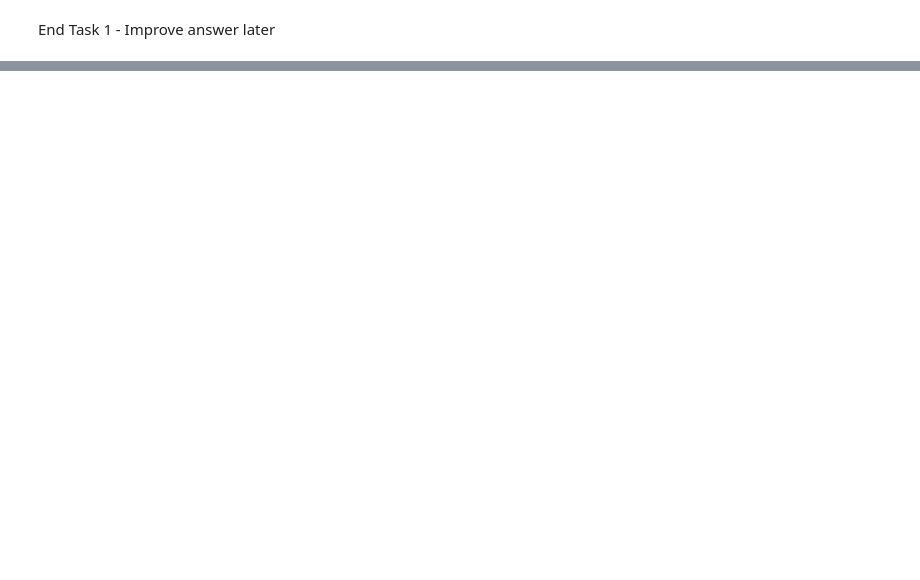
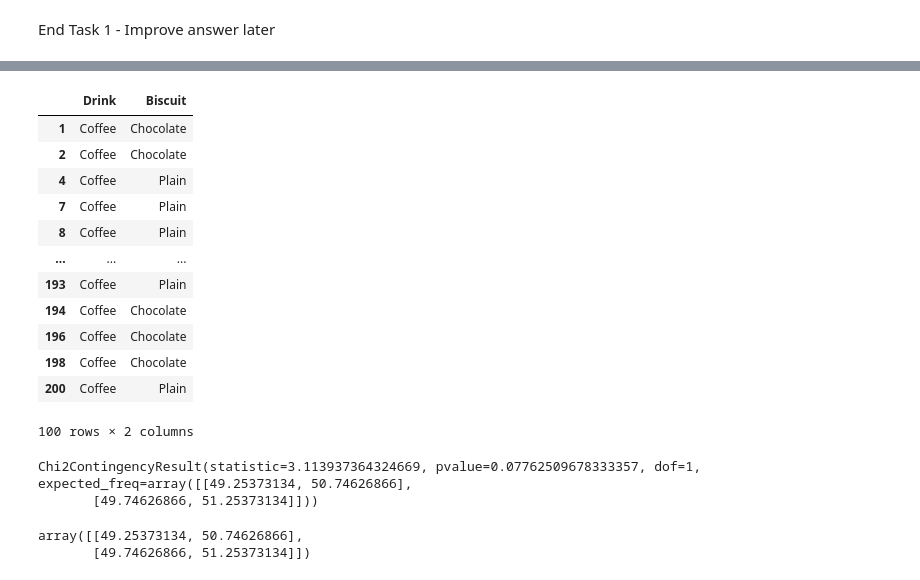
Before and after one commit to RochejamieGMIT/MachineLearning, a Jupyter notebook: tasks.ipynb, the cells around one changed output, grey strips where cells are left out. Saved outputs shown, nothing was run; the diff lists cells and outputs as text; code cells hidden in the pictures; blank space fills up the shorter version.

```diff
--- a/tasks.ipynb
+++ b/tasks.ipynb
@@ -52,0 +82,24 @@ End Task 1 - Improve answer later
+# %%
+# people who like Coffee and Choclate Biscuits
+countCChoc = 43
+coffee_choc = [['Coffee', 'Chocolate']] * countCChoc
+
+# People who like Tea and Chocolaye
+countTChoc = 56
+tea_choc = [['Tea', 'Chocolate']] * countTChoc
+
+# People who like Coffe and Plain
+countCPlain = 57
+Coffee_plain = [['Coffee', 'Plain']] * countCPlain
+
+# People who like Tea and Plain
+CountTplain = 45
+tea_plain = [['Tea', 'Plain']] * CountTplain
+# %%
+# Complie the data together
+raw_data = coffee_choc + tea_choc + Coffee_plain + tea_plain
+
+# Shuffle data to give the appearance of randomness
+random.shuffle(raw_data)
+
+raw_data
@@ -52,0 +124,37 @@ End Task 1 - Improve answer later
+# %%
+# create the data frame to perform tests on
+Drink, Biscuit =list(zip(*raw_data))
+df = pd.DataFrame({'Drink': Drink, 'Biscuit': Biscuit})
+
+# preform cross tab contingency
+ct = ss.contingency.crosstab(df['Drink'],df['Biscuit'])
+
+first,second = ct.elements
+
+df[df['Drink']==first[0]]
+# %% [output]
+|  | Drink | Biscuit |
+| 1 | Coffee | Chocolate |
+| 2 | Coffee | Chocolate |
+| 4 | Coffee | Plain |
+| 7 | Coffee | Plain |
+| 8 | Coffee | Plain |
+| ... | ... | ... |
+| 193 | Coffee | Plain |
+| 194 | Coffee | Chocolate |
+| 196 | Coffee | Chocolate |
+| 198 | Coffee | Chocolate |
+| 200 | Coffee | Plain |
+100 rows × 2 columns
+# %%
+results = ss.chi2_contingency(ct.count, correction=False)
+
+results
+# %% [output]
+Chi2ContingencyResult(statistic=3.113937364324669, pvalue=0.07762509678333357, dof=1, expected_freq=array([[49.25373134, 50.74626866],
+       [49.74626866, 51.25373134]]))
+# %%
+results.expected_freq
+# %% [output]
+array([[49.25373134, 50.74626866],
+       [49.74626866, 51.25373134]])
```
Also changed, not shown: parts of 20 cells of this notebook, 1 other file.
